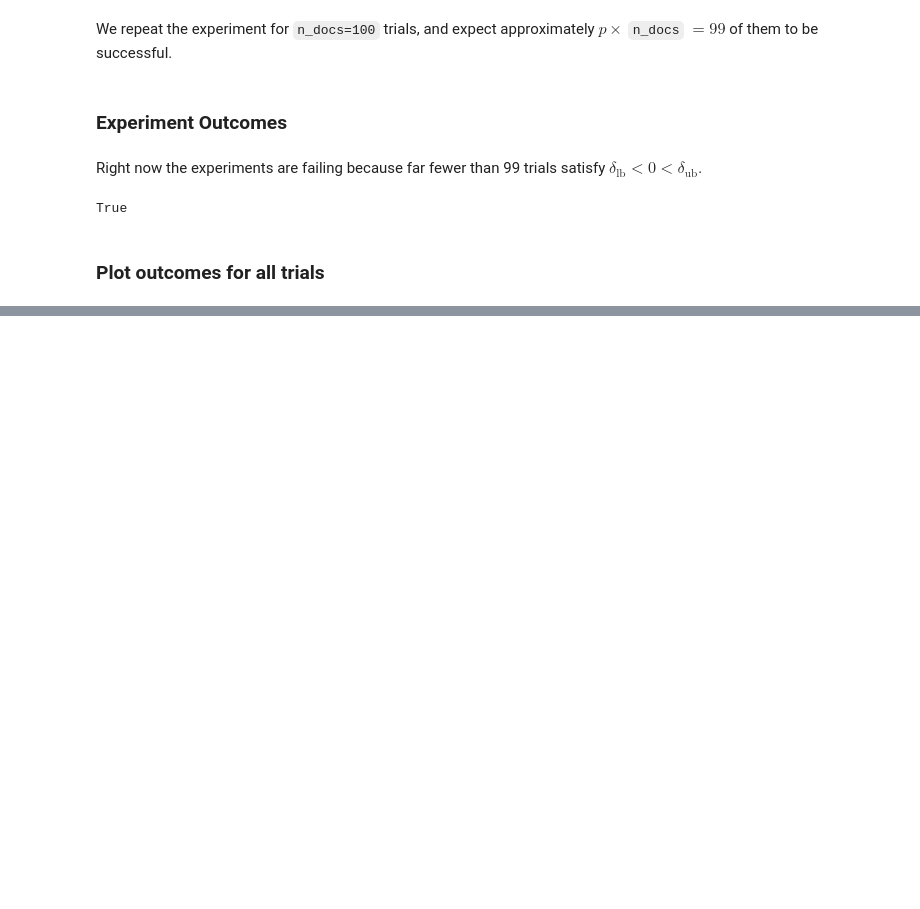
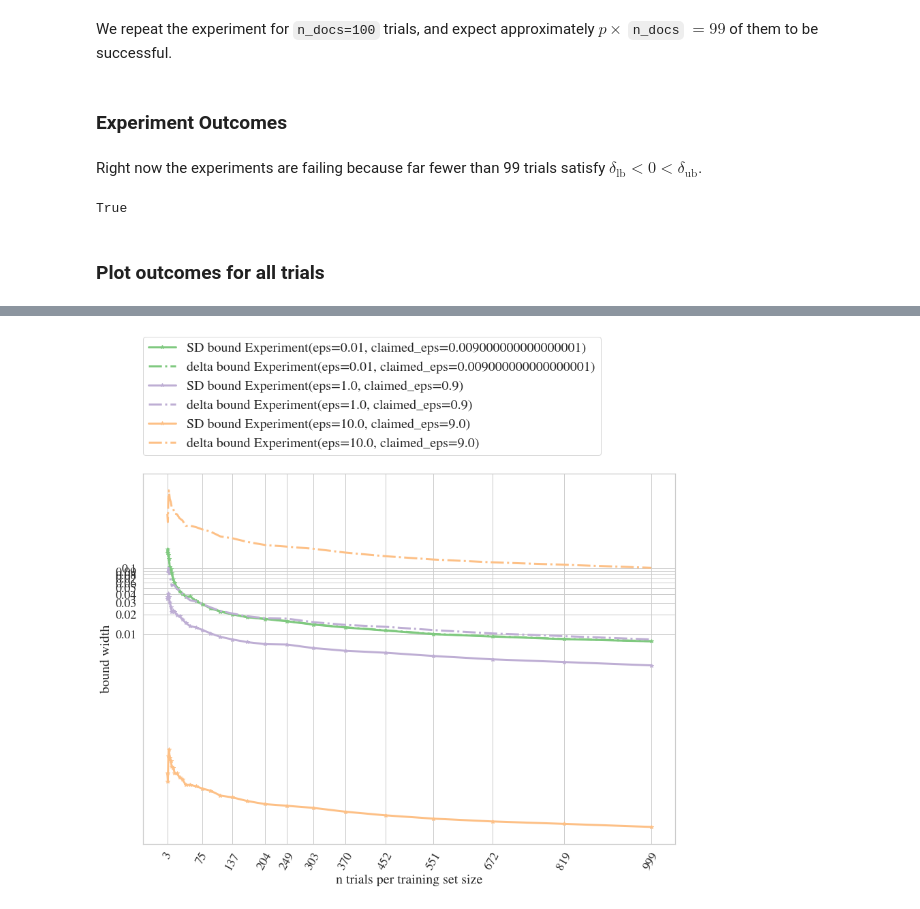
Before and after one commit to maksimt/empirical_privacy, a Jupyter notebook: Notebooks/Experiment 2 -- Measuring epsilon of the Laplace Mechanism.ipynb, the cells around one changed output, grey strips where cells are left out. Drawn from its saved outputs; the diff is of its cells as text; code cells hidden in the pictures; blank space fills up the shorter version.

```diff
--- a/Notebooks/Experiment 2 -- Measuring epsilon of the Laplace Mechanism.ipynb
+++ b/Notebooks/Experiment 2 -- Measuring epsilon of the Laplace Mechanism.ipynb
@@ -351,0 +272,42 @@ def bootstrap_t(samples):
+# %%
+
+
+
+def plot_bound_size(expm, color_i):
+    DF = get_df(expm)
+    eps, claimed_eps = expm
+    color = 'b'
+    if color_i is not None:
+        color = colors[color_i]
+#     plt.figure(figsize=(14,10))
+    sd_bound = np.abs(calculations.accuracy_to_statistical_distance(DF.ub_two_sided)
+                      - calculations.accuracy_to_statistical_distance(DF.lb_two_sided))
+    ax1 = plt.gca()
+#     ax2 = ax1.twinx()
+
+    ax1.semilogy(DF.n_trials_per_training_set_size, sd_bound , '-*',
+                 color=color, linewidth=3)
+    ax1.semilogy(DF.n_trials_per_training_set_size, np.exp(claimed_eps)*sd_bound, '-.',
+                 color=color, linewidth=3)
+#     plt.title(expm)
+
+plt.figure(figsize=(14,10))
+ax1 = plt.gca()
+ax1.set_xlabel('n trials per training set size')
+ax1.set_ylabel('bound width')
+for (i, expm) in enumerate(experiments):
+    plot_bound_size(expm, i)
+
+# plt.legend(experiments, fontsize=20)
+plt.legend(
+    list(itertools.chain(*[[f'SD bound {expm}', f'delta bound {expm}']
+                           for expm in experiments])),
+    fontsize=20,
+    loc=(0, 1.05)
+)
+_ =plt.xticks([trial_space[i] for i in [0,15,18]]+trial_space[20:],
+              rotation=60, fontsize=18)
+yt = np.linspace(0.01, 0.1, num=10)
+_ = plt.yticks(yt, yt, fontsize=18)
+# %% [output]
+[figure, added]
```
Also changed, not shown: parts of 20 cells of this notebook.
